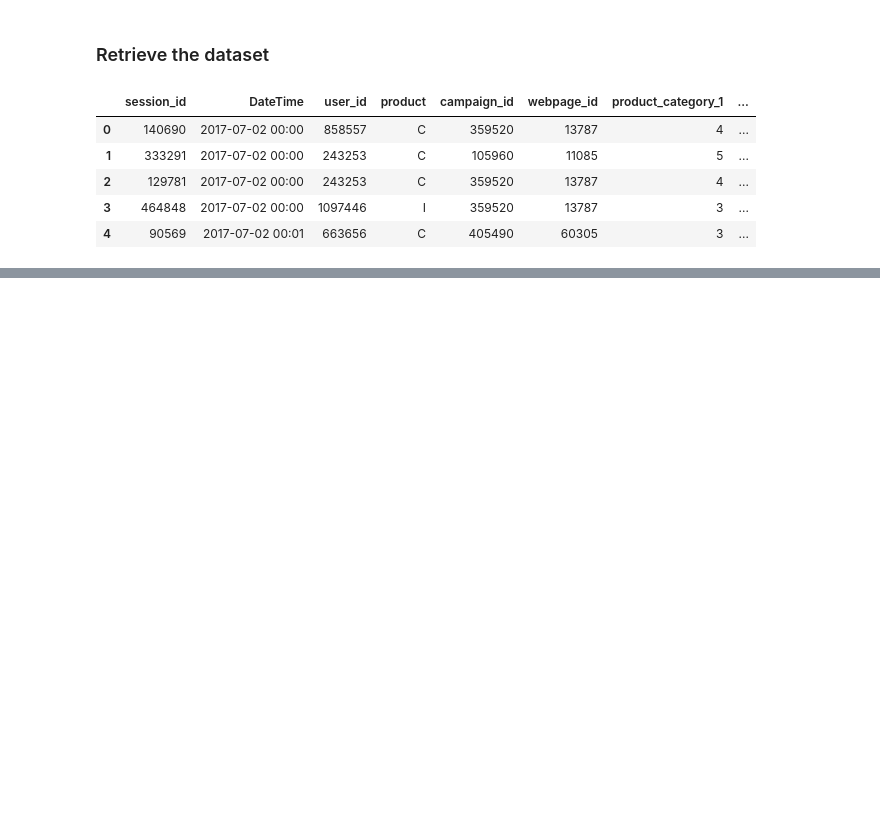
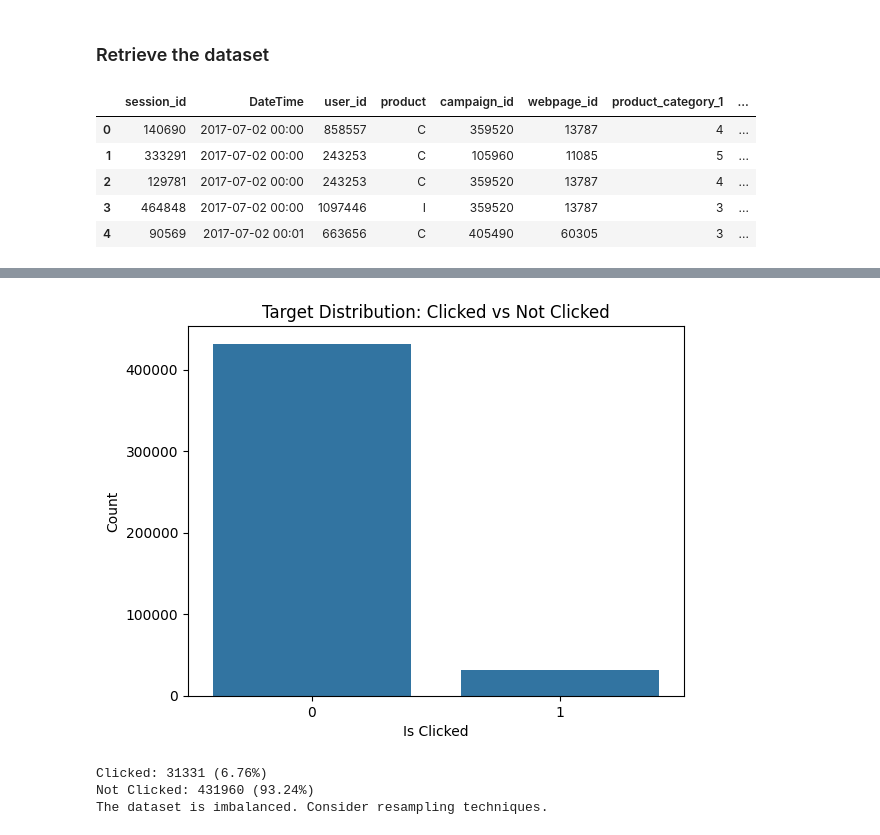
Before and after one commit to satya00089/ad-click-prediction, a Jupyter notebook: ad-click-prediction.ipynb, the cells around one changed output, grey strips where cells are left out. Drawn from its saved outputs; the diff is of its cells as text; code cells hidden in the pictures; blank space fills up the shorter version.

```diff
--- a/ad-click-prediction.ipynb
+++ b/ad-click-prediction.ipynb
@@ -19,0 +66,7 @@ df.head()
+# %%
+df['DateTime'] = pd.to_datetime(df['DateTime'])
+identifier = ['session_id', 'user_id']
+categorical = ['product', 'campaign_id', 'webpage_id', 'product_category_1', 'product_category_2', 'user_group_id', 'gender', 'user_depth', 'city_development_index', 'var_1', 'is_click']
+categorical_ordinal = ['age_level']
+temporal = ['DateTime']
+numerical = []
@@ -19,0 +102,26 @@ df.head()
+# %%
+# Plot target distribution
+import matplotlib.pyplot as plt
+sns.countplot(x='is_click', data=df)
+plt.title('Target Distribution: Clicked vs Not Clicked')
+plt.xlabel('Is Clicked')
+plt.ylabel('Count')
+plt.show()
+
+# Calculate class balance
+clicked = df['is_click'].sum()
+total = len(df)
+not_clicked = total - clicked
+print(f"Clicked: {clicked} ({clicked/total:.2%})\nNot Clicked: {not_clicked} ({not_clicked/total:.2%})")
+
+# Imbalance check
+imbalance_ratio = clicked / total
+if imbalance_ratio < 0.2 or imbalance_ratio > 0.8:
+    print('The dataset is imbalanced. Consider resampling techniques.')
+else:
+    print('The dataset is reasonably balanced.')
+# %% [output]
+[figure, added]
+Clicked: 31331 (6.76%)
+Not Clicked: 431960 (93.24%)
+The dataset is imbalanced. Consider resampling techniques.
```
Also changed, not shown: parts of 20 cells of this notebook, 1 other file.
